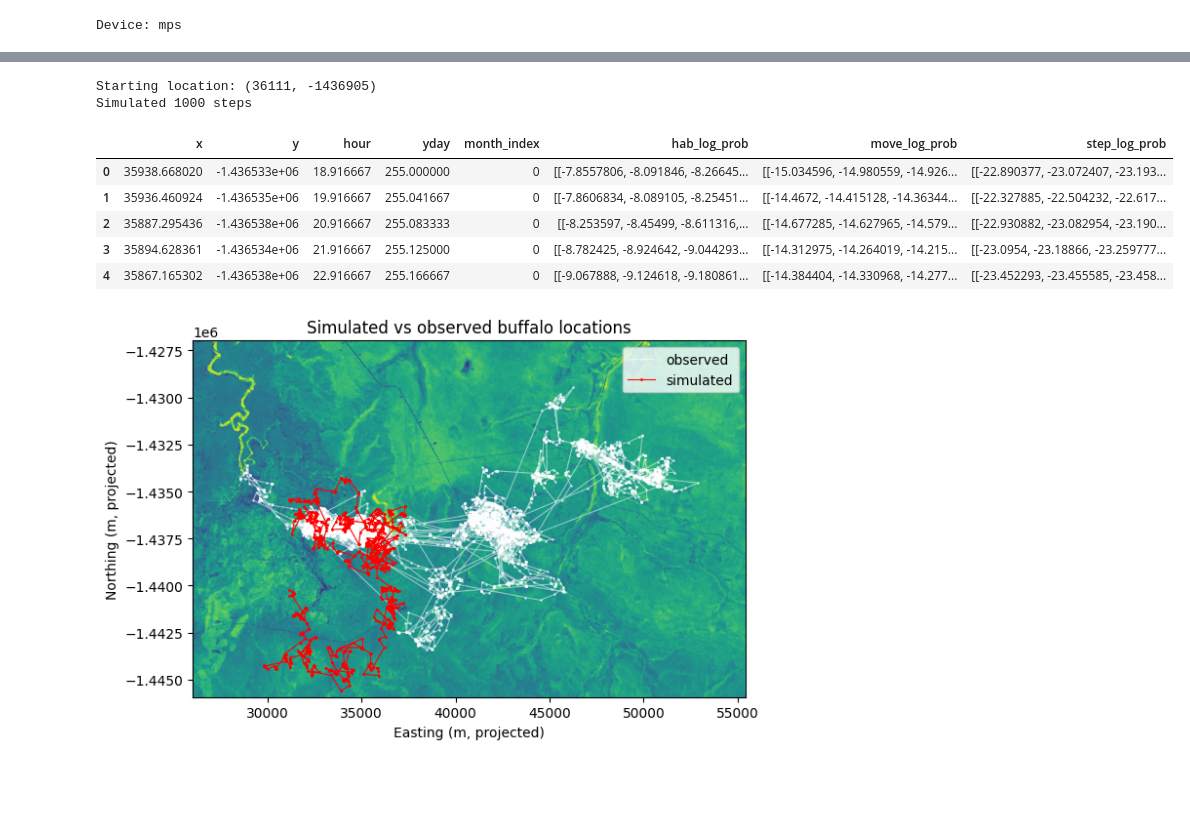
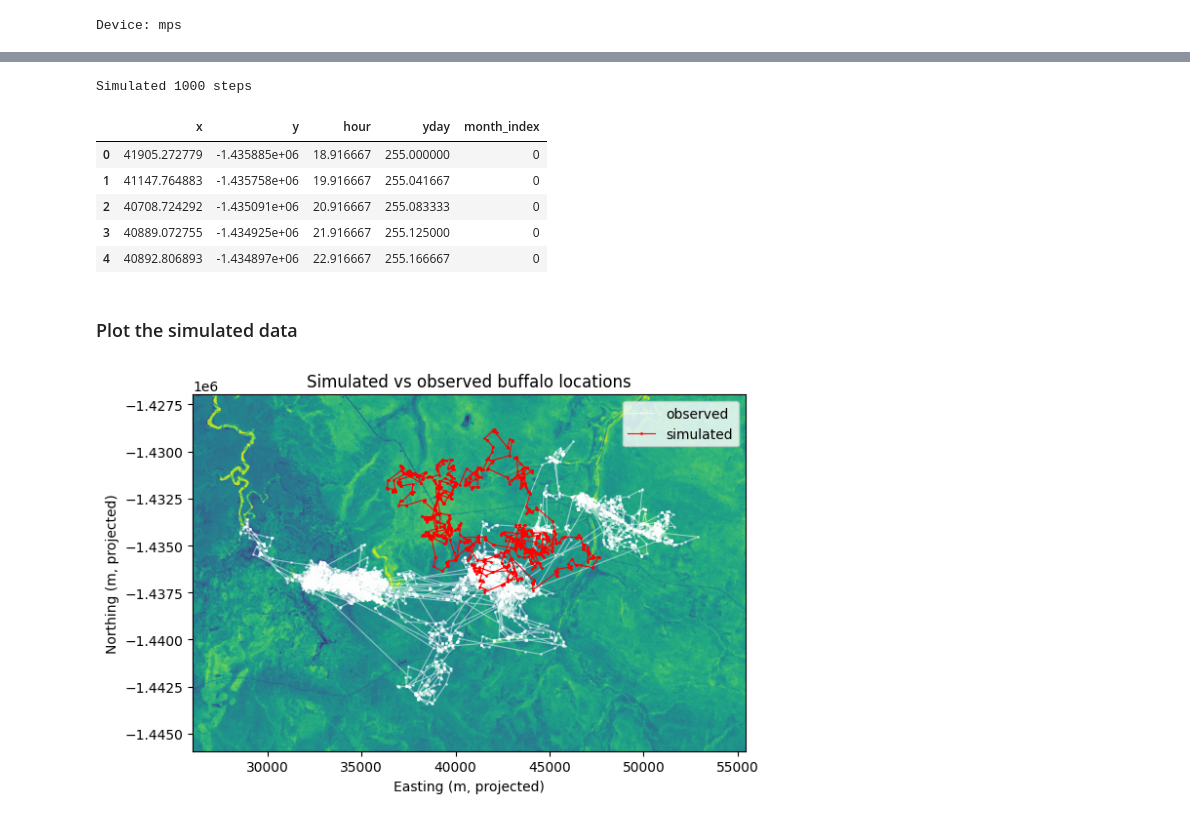
Before and after one commit to swforrest/deepSSF_package, a Jupyter notebook: examples/deepssf_train_validate_example.ipynb, the cells around one changed output, grey strips where cells are left out. Saved outputs shown, nothing was run; the diff lists cells and outputs as text; code cells hidden in the pictures; blank space fills up the shorter version.

```diff
--- a/examples/deepssf_train_validate_example.ipynb
+++ b/examples/deepssf_train_validate_example.ipynb
@@ -419,0 +103,15 @@ Training GIF → outputs/training_progress.gif
+# %%
+raw_df = pd.read_csv(CSV_PATH)
+print(f"Raw GPS fixes : {len(raw_df):,}")
+print(f"Individuals   : {raw_df['id'].nunique()}")
+
+# Sort by the individual ID and timestamp to ensure correct temporal order
+raw_df = raw_df.sort_values(by=["id", "time"]).reset_index(drop=True)
+
+# # Convert the 'time' column to the correct timezone (here Australia/Darwin)
+raw_df["time"] = (
+        pd.to_datetime(raw_df["time"], utc=True)
+        .dt.tz_convert("Australia/Darwin")
+    )
+
+raw_df.head()
@@ -419,0 +213,6 @@ Training GIF → outputs/training_progress.gif
+# %%
+SCALAR_COLS = ["hour_t1_sin1",
+               "hour_t1_cos1",
+               "yday_t1_sin1",
+               "yday_t1_cos1",
+               "dt_hour"]
@@ -536,0 +601,4 @@ plt.show()
+# %%
+start_x = step_df["x1_"].iloc[0]
+start_y = step_df["y1_"].iloc[0]
+print(f"Starting location: ({start_x:.0f}, {start_y:.0f})")
@@ -573,32 +648,29 @@ sim_df.head()
 # %%
-start_x = float(step_df["x1_"].median())
-start_y = float(step_df["y1_"].median())
-print(f"Starting location: ({start_x:.0f}, {start_y:.0f})")
-
 sim_df = simulate_trajectory(
     model,
     get_landscape=get_landscape,
     transform=raster_transform,
     start_x=start_x,
     start_y=start_y,
     n_steps=1000,
     starting_yday=test_sample["yday_t1"].iloc[0],
     starting_hour=test_sample["hour_t1"].iloc[0],
     time_between_steps=1.0,
     window_size=WINDOW_SIZE,
     month_index_fn=lambda _yday: 0,   # static layers
 )
 print(f"Simulated {len(sim_df)} steps")
 sim_df.head()
 # %% [output]
-Starting location: (36111, -1436905)
 Simulated 1000 steps
-|  | x | y | hour | yday | month_index | hab_log_prob | move_log_prob | step_log_prob |
-| 0 | 35938.668020 | -1.436533e+06 | 18.916667 | 255.000000 | 0 | [[-7.8557806, -8.091846, -8.26645... | [[-15.034596, -14.980559, -14.926... | [[-22.890377, -23.072407, -23.193... |
-| 1 | 35936.460924 | -1.436535e+06 | 19.916667 | 255.041667 | 0 | [[-7.8606834, -8.089105, -8.25451... | [[-14.4672, -14.415128, -14.36344... | [[-22.327885, -22.504232, -22.617... |
-| 2 | 35887.295436 | -1.436538e+06 | 20.916667 | 255.083333 | 0 | [[-8.253597, -8.45499, -8.611316,... | [[-14.677285, -14.627965, -14.579... | [[-22.930882, -23.082954, -23.190... |
-| 3 | 35894.628361 | -1.436534e+06 | 21.916667 | 255.125000 | 0 | [[-8.782425, -8.924642, -9.044293... | [[-14.312975, -14.264019, -14.215... | [[-23.0954, -23.18866, -23.259777... |
-| 4 | 35867.165302 | -1.436538e+06 | 22.916667 | 255.166667 | 0 | [[-9.067888, -9.124618, -9.180861... | [[-14.384404, -14.330968, -14.277... | [[-23.452293, -23.455585, -23.458... |
+|  | x | y | hour | yday | month_index |
+| 0 | 41905.272779 | -1.435885e+06 | 18.916667 | 255.000000 | 0 |
+| 1 | 41147.764883 | -1.435758e+06 | 19.916667 | 255.041667 | 0 |
+| 2 | 40708.724292 | -1.435091e+06 | 20.916667 | 255.083333 | 0 |
+| 3 | 40889.072755 | -1.434925e+06 | 21.916667 | 255.125000 | 0 |
+| 4 | 40892.806893 | -1.434897e+06 | 22.916667 | 255.166667 | 0 |
+# %% [markdown]
+### Plot the simulated data
 # %%
 fig, ax = plt.subplots(figsize=(7, 6))
 rasterio.plot.show(env_layers["ndvi"], transform=raster_transform, ax=ax, cmap='viridis')
@@ -618,4 +690,4 @@ plt.tight_layout()
 plt.savefig(str(OUTPUT_DIR / "simulated_trajectory.png"), dpi=100)
 plt.show()
 # %% [output]
-[figure, old version]
+[figure, new version]
```
Also changed, not shown: parts of 71 cells of this notebook, 13 other files.
